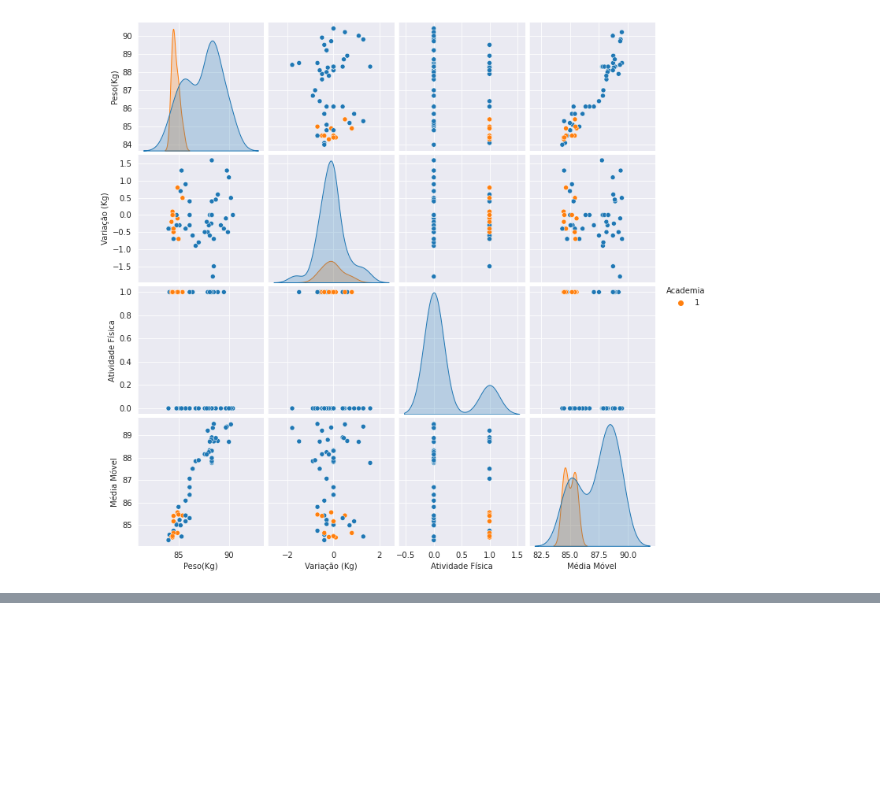
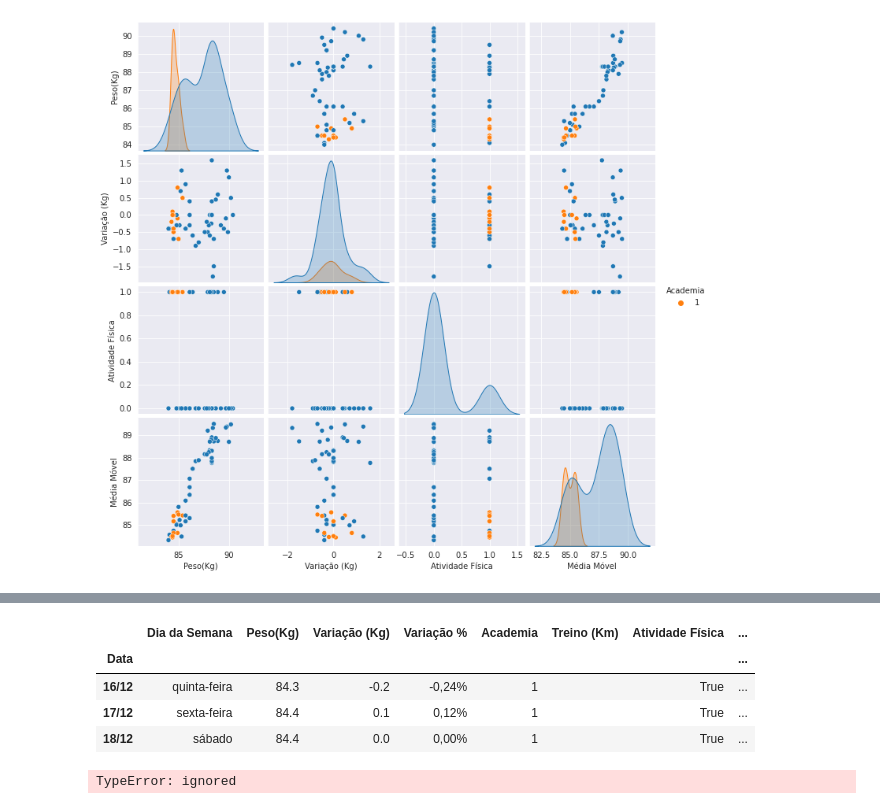
Before and after one commit to erico-bachour/erico-bachour, a Jupyter notebook: Controle_de_Peso.ipynb, the cells around one changed output, grey strips where cells are left out. Cells and saved outputs as stored; diff of their text form; code cells hidden in the pictures; blank space fills up the shorter version.

```diff
--- a/Controle_de_Peso.ipynb
+++ b/Controle_de_Peso.ipynb
@@ -104,0 +128,12 @@ ax4
+# %%
+controle[51:54]
+# %% [output]
+|  | Dia da Semana | Peso(Kg) | Variação (Kg) | Variação % | Academia | Treino (Km) | Atividade Física | ... |
+| Data |  |  |  |  |  |  |  | ... |
+| 16/12 | quinta-feira | 84.3 | -0.2 | -0,24% | 1 |  | True | ... |
+| 17/12 | sexta-feira | 84.4 | 0.1 | 0,12% | 1 |  | True | ... |
+| 18/12 | sábado | 84.4 | 0.0 | 0,00% | 1 |  | True | ... |
+# %%
+ controle['Variação (Kg)'].groupby()
+# %% [output]
+TypeError: ignored
```
Also changed, not shown: parts of 5 cells of this notebook.
